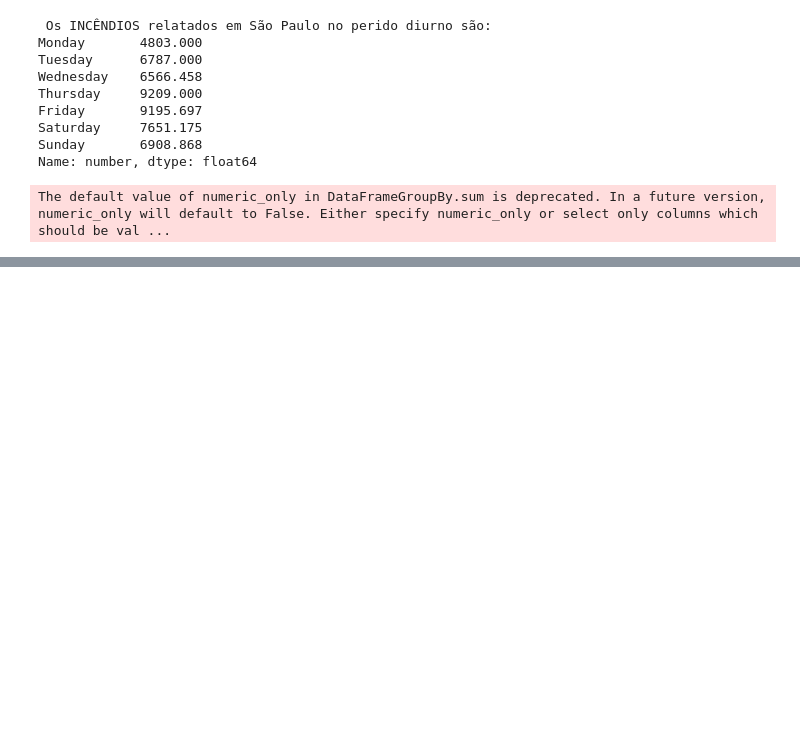
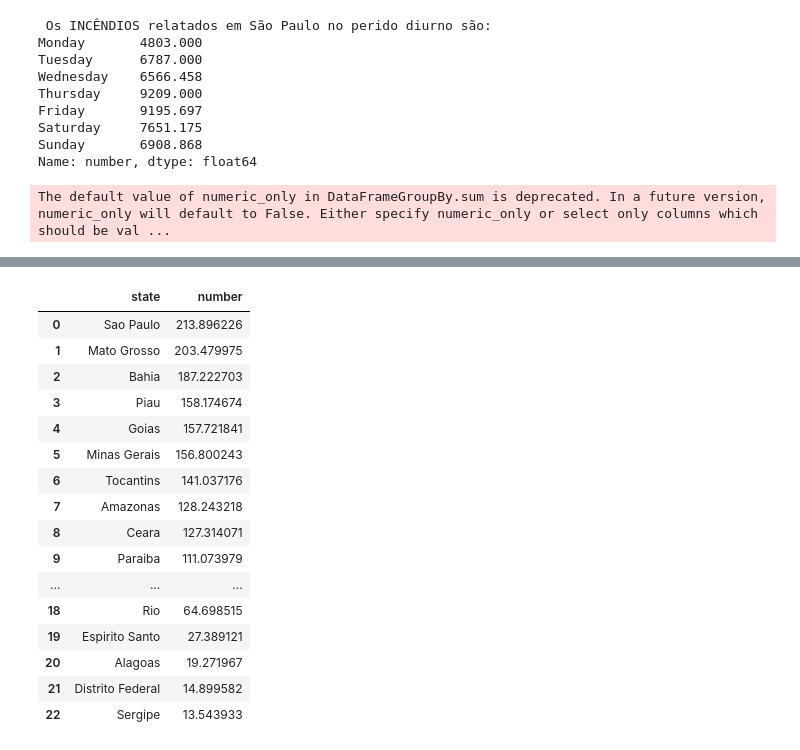
Before and after one commit to Gcango/Analise-dos-Incendios-Florestais-no-Brasil, a Jupyter notebook: Analise_dos_Inc_Florestais.ipynb, the cells around one changed output, grey strips where cells are left out. Saved outputs shown, nothing was run; the diff lists cells and outputs as text; code cells hidden in the pictures; blank space fills up the shorter version.

```diff
--- a/Analise_dos_Inc_Florestais.ipynb
+++ b/Analise_dos_Inc_Florestais.ipynb
@@ -331,0 +362,21 @@ The default value of numeric_only in DataFrameGroupBy.sum is deprecated. In a fu
+# %%
+relato_medio = dados.groupby('state')['number'].mean().sort_values(ascending=False).reset_index()
+relato_medio
+# %% [output]
+|  | state | number |
+| 0 | Sao Paulo | 213.896226 |
+| 1 | Mato Grosso | 203.479975 |
+| 2 | Bahia | 187.222703 |
+| 3 | Piau | 158.174674 |
+| 4 | Goias | 157.721841 |
+| 5 | Minas Gerais | 156.800243 |
+| 6 | Tocantins | 141.037176 |
+| 7 | Amazonas | 128.243218 |
+| 8 | Ceara | 127.314071 |
+| 9 | Paraiba | 111.073979 |
+| ... | ... | ... |
+| 18 | Rio | 64.698515 |
+| 19 | Espirito Santo | 27.389121 |
+| 20 | Alagoas | 19.271967 |
+| 21 | Distrito Federal | 14.899582 |
+| 22 | Sergipe | 13.543933 |
```
Also changed, not shown: parts of 10 cells of this notebook.
